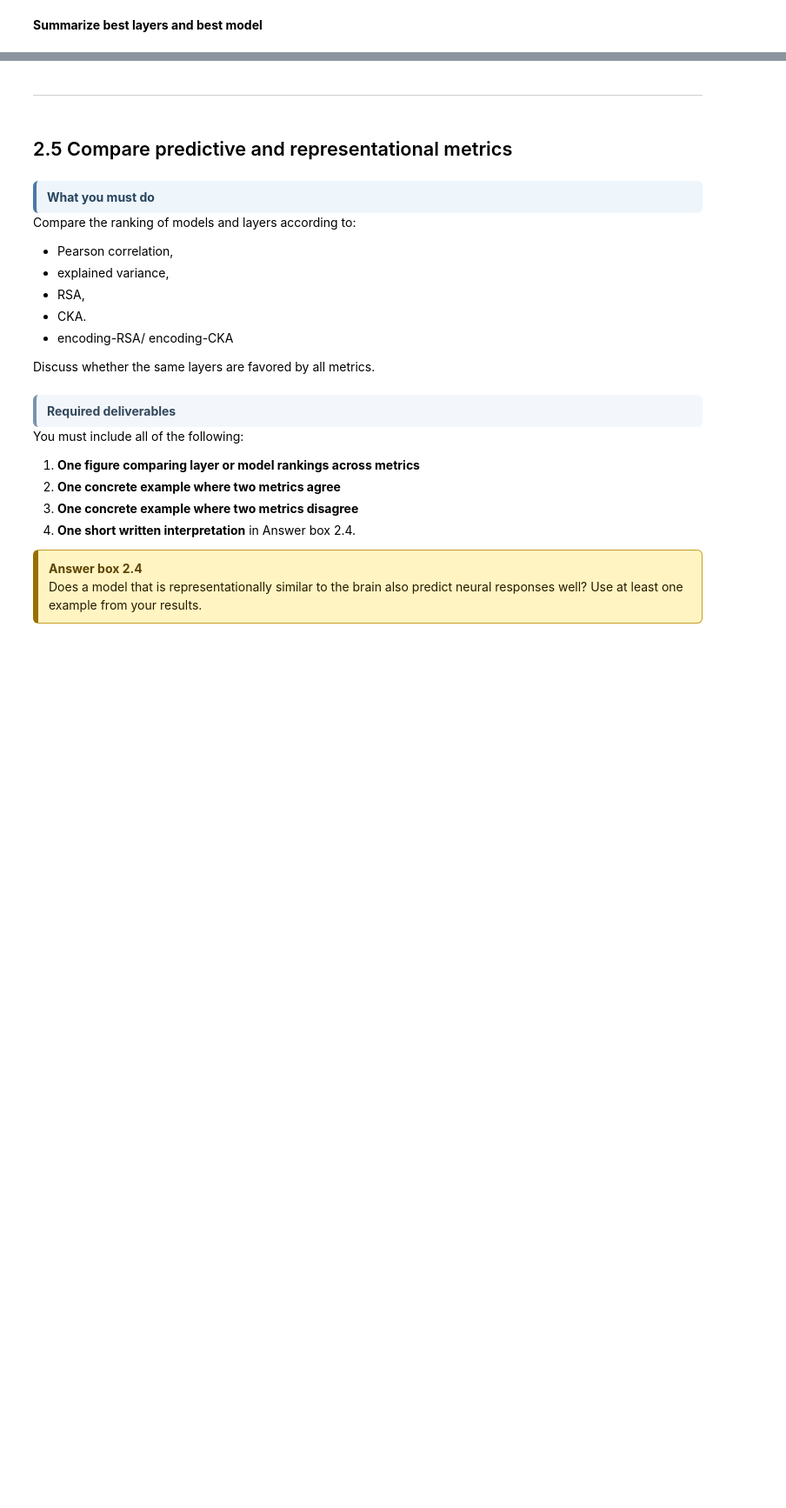
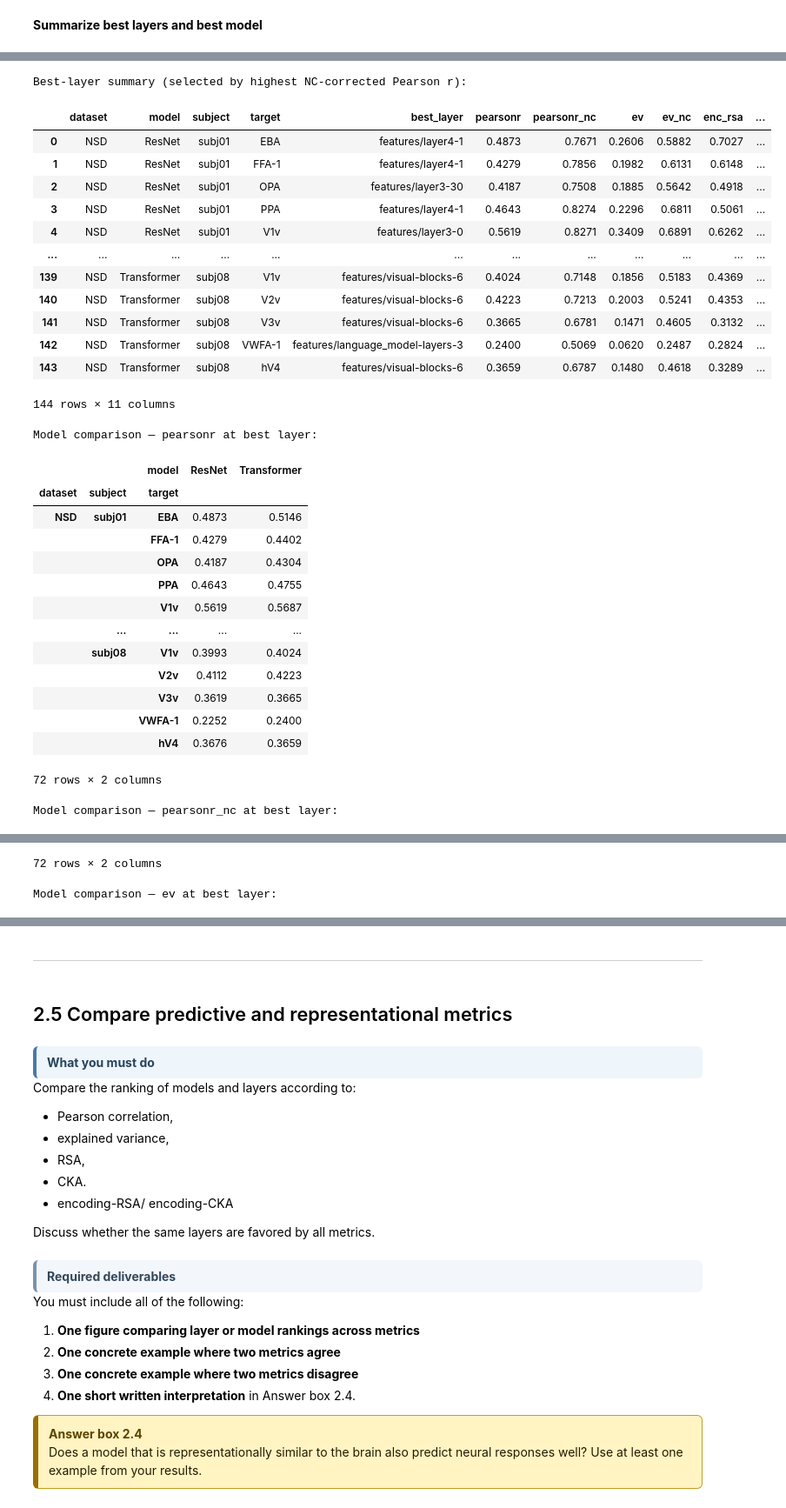
Before and after one commit to martiiiina/NX-414, a Jupyter notebook: project/nx414_project_2026 (3).ipynb, the cells around one changed output, grey strips where cells are left out. Shown at 87% size. Saved outputs shown, nothing was run; the diff lists cells and outputs as text; code cells hidden in the pictures; blank space fills up the shorter version.

```diff
--- a/project/nx414_project_2026 (3).ipynb
+++ b/project/nx414_project_2026 (3).ipynb
@@ -2913,6 +2916,6 @@ print(df[["dataset", "model", "layer", "target", "pearsonr", "pearsonr_nc"]].hea
 # %%
-df_EEG2 = pd.DataFrame(rows)
-print(f"\nDone — {len(df_EEG2)} result rows.")
-print(df_EEG2[["dataset", "model", "layer", "target", "pearsonr", "pearsonr_nc"]].head(8).round(4))
-df_EEG2.to_csv("df_EEG2.csv", index=False)
-print("Saved df_EEG2.csv")
+df_NSD = pd.DataFrame(rows)
+print(f"\nDone — {len(df_NSD)} result rows.")
+print(df_NSD[["dataset", "model", "layer", "target", "pearsonr", "pearsonr_nc"]].head(8).round(4))
+df_NSD.to_csv("df_NSD.csv", index=False)
+print("Saved df_NSD.csv")
@@ -2973,8 +2973,8 @@ import math
 
 # ── Build per-model normalised depth maps ────────────────────────────────────
 depth_maps = {}
-for mdl in df_EEG2['model'].unique():
-    layers = sorted(df_EEG2[df_EEG2['model'] == mdl]['layer'].unique())
+for mdl in df_NSD['model'].unique():
+    layers = sorted(df_NSD[df_NSD['model'] == mdl]['layer'].unique())
     n = len(layers)
     depth_maps[mdl] = {l: i / (n - 1) for i, l in enumerate(layers)}
 
@@ -2983,7 +2983,7 @@ LINES   = {'ResNet': '-', 'Transformer': '--'}
 COLORS  = {'ResNet': 'steelblue', 'Transformer': 'darkorange'}
 
 ALL_METRICS = ['pearsonr', 'pearsonr_nc', 'ev', 'ev_nc', 'enc_rsa', 'enc_cka']
-DATASETS    = ['EEG2']
+DATASETS    = ['NSD']
 
 N_COLS = 3
 N_ROWS = math.ceil(len(ALL_METRICS) / N_COLS)
@@ -2994,7 +2994,7 @@ fig, axes = plt.subplots(N_ROWS, N_COLS,
 axes_flat = axes.flatten()
 
 ds  = DATASETS[0]
-sub = df_EEG2[df_EEG2['dataset'] == ds].copy()
+sub = df_NSD[df_NSD['dataset'] == ds].copy()
 
 for i, metric in enumerate(ALL_METRICS):
     ax = axes_flat[i]
@@ -3023,7 +3023,7 @@ fig.legend(handles, labels, loc='upper center', ncol=2,
 
 plt.suptitle(f'Layer-wise — {ds}, average over ROIs and subjects', fontsize=9, y=1.07)
 plt.tight_layout(pad=0.5, h_pad=0.8, w_pad=0.5)
-plt.savefig('layerwise_all_metrics_summary_EEG2.png', dpi=150, bbox_inches='tight')
+plt.savefig('layerwise_all_metrics_summary_nsd.png', dpi=150, bbox_inches='tight')
 plt.show()
 # %% [markdown]
 ![](images/layerwise_all_metrics_summary.png)
@@ -3099,23 +3168,77 @@ for metric in ALL_METRICS:
 # %%
-# ── Best-layer summary table + model comparison ───────────────────────────────
+"""
+# ── Best-layer summary table + model comparison (EEG, TVSD) ───────────────────────────────
 def best_layer_stats(g, key='pearsonr_nc'):
     best_lyr = g.groupby('layer')[key].mean().idxmax()
     b = g[g['layer'] == best_lyr]
     return pd.Series({'best_layer': best_lyr,
                       **{c: round(float(b[c].mean()), 4) for c in METRIC_COLS}})
 
-summary = (df_EEG2.groupby(['dataset', 'model', 'target'])
+summary = (df_NSD.groupby(['dataset', 'model', 'target'])
              .apply(best_layer_stats)
              .reset_index()
              .sort_values(['dataset', 'model', 'target']))
 
 print("Best-layer summary (selected by highest NC-corrected Pearson r):")
 display(summary)
 
 # Model comparison pivot for each metric
 for metric in METRIC_COLS:
     pivot = summary.pivot_table(
         index=['dataset', 'target'], columns='model',
         values=metric, aggfunc='mean').round(4)
     print(f"\nModel comparison — {metric} at best layer:")
     display(pivot)
+"""
+# ── Best-layer summary table + model comparison (NSD) ───────────────────────────────
+def best_layer_stats(g, key='pearsonr_nc'):
+    best_lyr = g.groupby('layer')[key].mean().idxmax()
+    b = g[g['layer'] == best_lyr]
+    return pd.Series({'best_layer': best_lyr,
+                      **{c: round(float(b[c].mean()), 4) for c in METRIC_COLS}})
+
+summary = (df_NSD.groupby(['dataset', 'model', 'subject', 'target'])
+             .apply(best_layer_stats, include_groups=False)
+             .reset_index()
+             .sort_values(['dataset', 'model', 'subject', 'target']))
+
+print("Best-layer summary (selected by highest NC-corrected Pearson r):")
+display(summary)
+
+for metric in METRIC_COLS:
+    pivot = summary.pivot_table(
+        index=['dataset', 'subject', 'target'], columns='model',
+        values=metric, aggfunc='mean').round(4)
+    print(f"\nModel comparison — {metric} at best layer:")
+    display(pivot)
+# %% [output]
+Best-layer summary (selected by highest NC-corrected Pearson r):
+|  | dataset | model | subject | target | best_layer | pearsonr | pearsonr_nc | ev | ev_nc | enc_rsa | ... |
+| 0 | NSD | ResNet | subj01 | EBA | features/layer4-1 | 0.4873 | 0.7671 | 0.2606 | 0.5882 | 0.7027 | ... |
+| 1 | NSD | ResNet | subj01 | FFA-1 | features/layer4-1 | 0.4279 | 0.7856 | 0.1982 | 0.6131 | 0.6148 | ... |
+| 2 | NSD | ResNet | subj01 | OPA | features/layer3-30 | 0.4187 | 0.7508 | 0.1885 | 0.5642 | 0.4918 | ... |
+| 3 | NSD | ResNet | subj01 | PPA | features/layer4-1 | 0.4643 | 0.8274 | 0.2296 | 0.6811 | 0.5061 | ... |
+| 4 | NSD | ResNet | subj01 | V1v | features/layer3-0 | 0.5619 | 0.8271 | 0.3409 | 0.6891 | 0.6262 | ... |
+| ... | ... | ... | ... | ... | ... | ... | ... | ... | ... | ... | ... |
+| 139 | NSD | Transformer | subj08 | V1v | features/visual-blocks-6 | 0.4024 | 0.7148 | 0.1856 | 0.5183 | 0.4369 | ... |
+| 140 | NSD | Transformer | subj08 | V2v | features/visual-blocks-6 | 0.4223 | 0.7213 | 0.2003 | 0.5241 | 0.4353 | ... |
+| 141 | NSD | Transformer | subj08 | V3v | features/visual-blocks-6 | 0.3665 | 0.6781 | 0.1471 | 0.4605 | 0.3132 | ... |
+| 142 | NSD | Transformer | subj08 | VWFA-1 | features/language_model-layers-3 | 0.2400 | 0.5069 | 0.0620 | 0.2487 | 0.2824 | ... |
+| 143 | NSD | Transformer | subj08 | hV4 | features/visual-blocks-6 | 0.3659 | 0.6787 | 0.1480 | 0.4618 | 0.3289 | ... |
+144 rows × 11 columns
+Model comparison — pearsonr at best layer:
+|  |  | model | ResNet | Transformer |
+| dataset | subject | target |  |  |
+| NSD | subj01 | EBA | 0.4873 | 0.5146 |
+|  |  | FFA-1 | 0.4279 | 0.4402 |
+|  |  | OPA | 0.4187 | 0.4304 |
+|  |  | PPA | 0.4643 | 0.4755 |
+|  |  | V1v | 0.5619 | 0.5687 |
+|  | ... | ... | ... | ... |
+|  | subj08 | V1v | 0.3993 | 0.4024 |
+|  |  | V2v | 0.4112 | 0.4223 |
+|  |  | V3v | 0.3619 | 0.3665 |
+|  |  | VWFA-1 | 0.2252 | 0.2400 |
+|  |  | hV4 | 0.3676 | 0.3659 |
+72 rows × 2 columns
+Model comparison — pearsonr_nc at best layer:
@@ -3121,0 +3258,2 @@ for metric in METRIC_COLS:
+72 rows × 2 columns
+Model comparison — ev at best layer:
```
Also changed, not shown: parts of 20 cells of this notebook, 8 other files.
